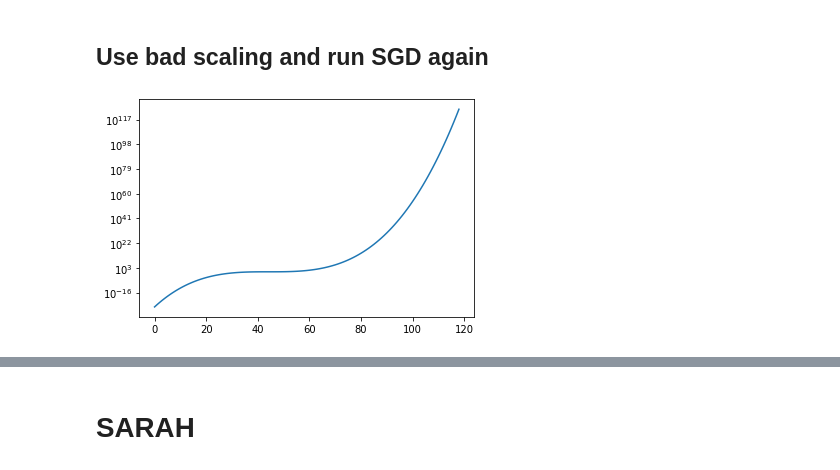
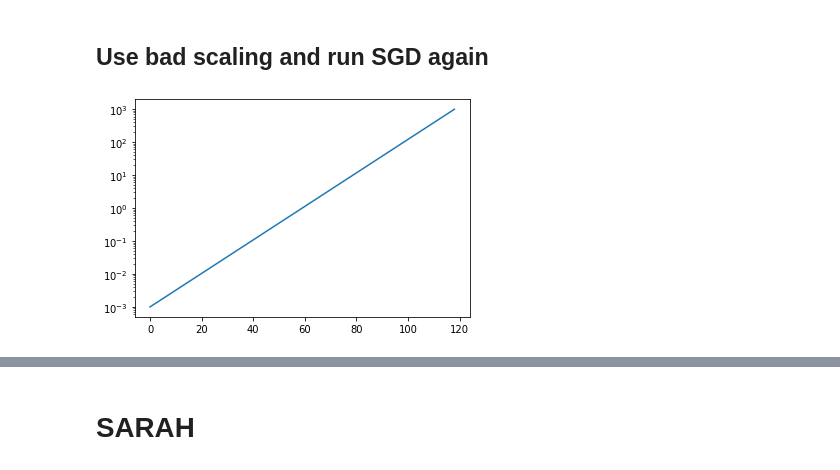
Before and after one commit to zeligism/PrecondUpdate, a Jupyter notebook: Scaled_VR_Methods.ipynb, the cells around one changed output, grey strips where cells are left out. Drawn from its saved outputs; the diff is of its cells as text; code cells hidden in the pictures.

```diff
--- a/Scaled_VR_Methods.ipynb
+++ b/Scaled_VR_Methods.ipynb
@@ -202,12 +215,18 @@ Wall time: 6.5 s
 # %% [markdown]
 ## Use bad scaling and run SGD again
 # %%
-#bad_scale = 10**np.linspace(-5,20,X.shape[1])
-bad_scale = 10**np.linspace(-3,5,X.shape[1])**3
-plt.semilogy(bad_scale)
-#np.random.seed(SEED)
-np.random.shuffle(bad_scale)
-X_bad = X.multiply(bad_scale.reshape(1,-1)).tocsr()
-X_bad = normalize(X_bad, norm='l2', axis=1)
+BAD_SCALE = 10**np.linspace(-3,3,X.shape[1])
+#BAD_SCALE = 10**np.linspace(-3,5,X.shape[1])**3
+plt.semilogy(BAD_SCALE)
+
+def corrupt_scale(X, bad_scale=BAD_SCALE):
+  np.random.shuffle(bad_scale)
+  X_bad = X+0.0
+  X_bad = X.multiply(bad_scale.reshape(1,-1)).tocsr()
+  # X_bad = normalize(X_bad, norm='l2', axis=1)
+  return X_bad
+
+np.random.seed(SEED+1)
+X_bad = corrupt_scale(X)
 # %% [output]
-[figure, old version]
+[figure, new version]
```
Also changed, not shown: parts of 40 cells of this notebook.
